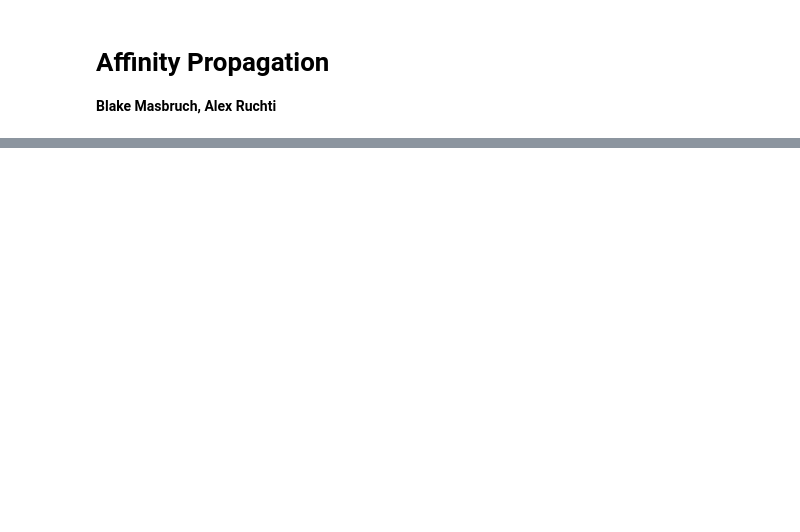
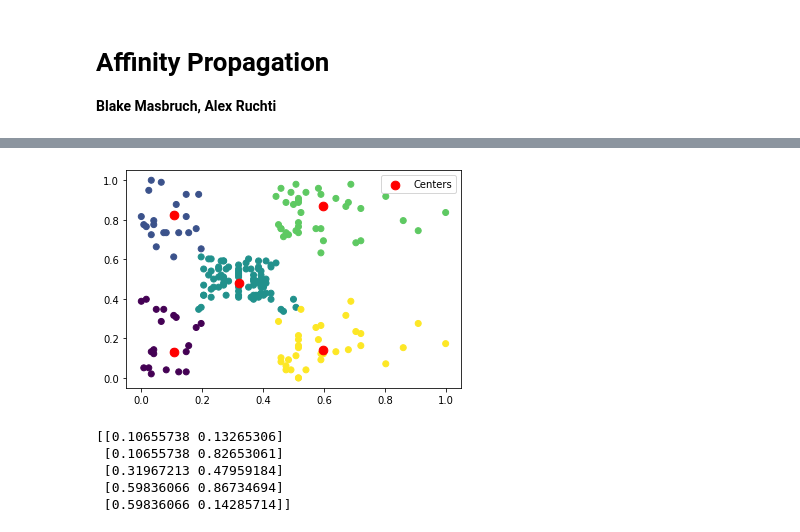
Before and after one commit to 9crusher/affinity_propagation, a Jupyter notebook: final_project_demo.ipynb, the cells around one changed output, grey strips where cells are left out. Saved outputs shown, nothing was run; the diff lists cells and outputs as text; code cells hidden in the pictures; blank space fills up the shorter version.

```diff
--- a/final_project_demo.ipynb
+++ b/final_project_demo.ipynb
@@ -60,0 +39,7 @@ for exemplar in clusters.keys():
+# %%
+# Normalize
+min_max_scaler = preprocessing.MinMaxScaler()
+features = min_max_scaler.fit_transform(df_mall_customers[feature_names].values)
+features_df = pd.DataFrame(features)
+features_df.columns = feature_names
+features_df.head()
@@ -60,0 +53,16 @@ for exemplar in clusters.keys():
+# %%
+clustering = AP.fit(features_df)
+plt.scatter(features_df['Annual Income (k$)'].values, features_df['Spending Score (1-100)'].values, c=clustering.labels_)
+plt.scatter(AP.cluster_centers_[:,0], AP.cluster_centers_[:,1], s=75, c='red', label='Centers')
+plt.legend()
+plt.show()
+# %% [output]
+[figure, added]
+# %%
+print(AP.cluster_centers_)
+# %% [output]
+[[0.10655738 0.13265306]
+ [0.10655738 0.82653061]
+ [0.31967213 0.47959184]
+ [0.59836066 0.86734694]
+ [0.59836066 0.14285714]]
```
Also changed, not shown: parts of 11 cells of this notebook, 1 other file.
